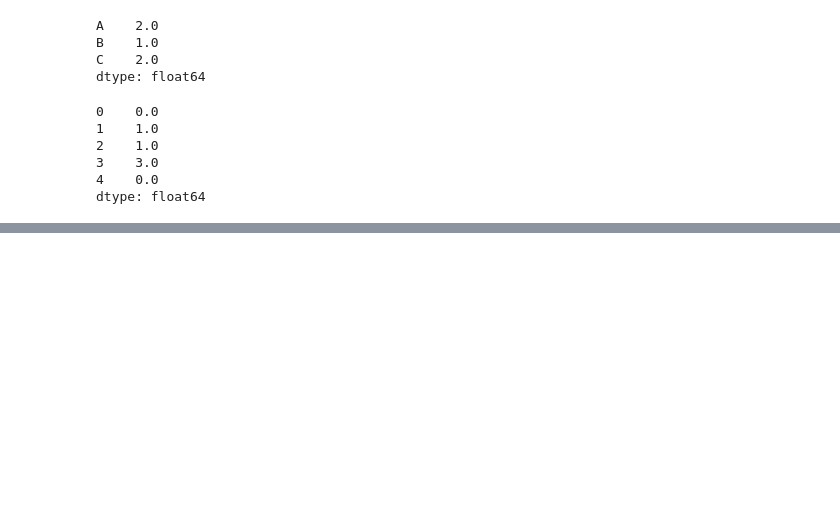
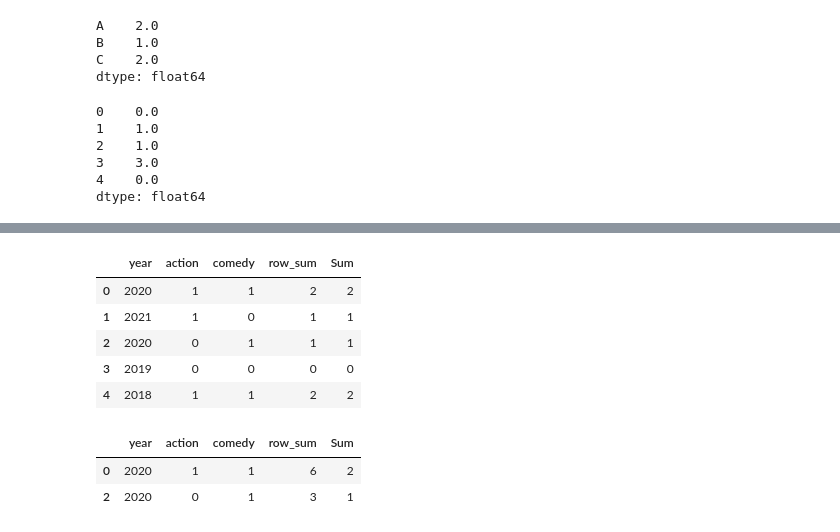
Before and after one commit to AugustoMaidana/visualitzaci-_gr-fica_de_multiples_variables-, a Jupyter notebook: test.ipynb, the cells around one changed output, grey strips where cells are left out. Saved outputs shown, nothing was run; the diff lists cells and outputs as text; code cells hidden in the pictures; blank space fills up the shorter version.

```diff
--- a/test.ipynb
+++ b/test.ipynb
@@ -163,0 +287,3 @@ dtype: float64
+# %%
+df['row_sum'] = df.loc[:,['action' , 'comedy']].sum(axis = 1)
+df
@@ -163,0 +297,17 @@ dtype: float64
+# %%
+df = df.loc[:].eval('Sum = action + comedy')
+df
+# %% [output]
+|  | year | action | comedy | row_sum | Sum |
+| 0 | 2020 | 1 | 1 | 2 | 2 |
+| 1 | 2021 | 1 | 0 | 1 | 1 |
+| 2 | 2020 | 0 | 1 | 1 | 1 |
+| 3 | 2019 | 0 | 0 | 0 | 0 |
+| 4 | 2018 | 1 | 1 | 2 | 2 |
+# %%
+grp = df.groupby('year')
+grp.filter(lambda x: len(x) >= 2)
+# %% [output]
+|  | year | action | comedy | row_sum | Sum |
+| 0 | 2020 | 1 | 1 | 6 | 2 |
+| 2 | 2020 | 0 | 1 | 3 | 1 |
```
Also changed, not shown: parts of 15 cells of this notebook.
